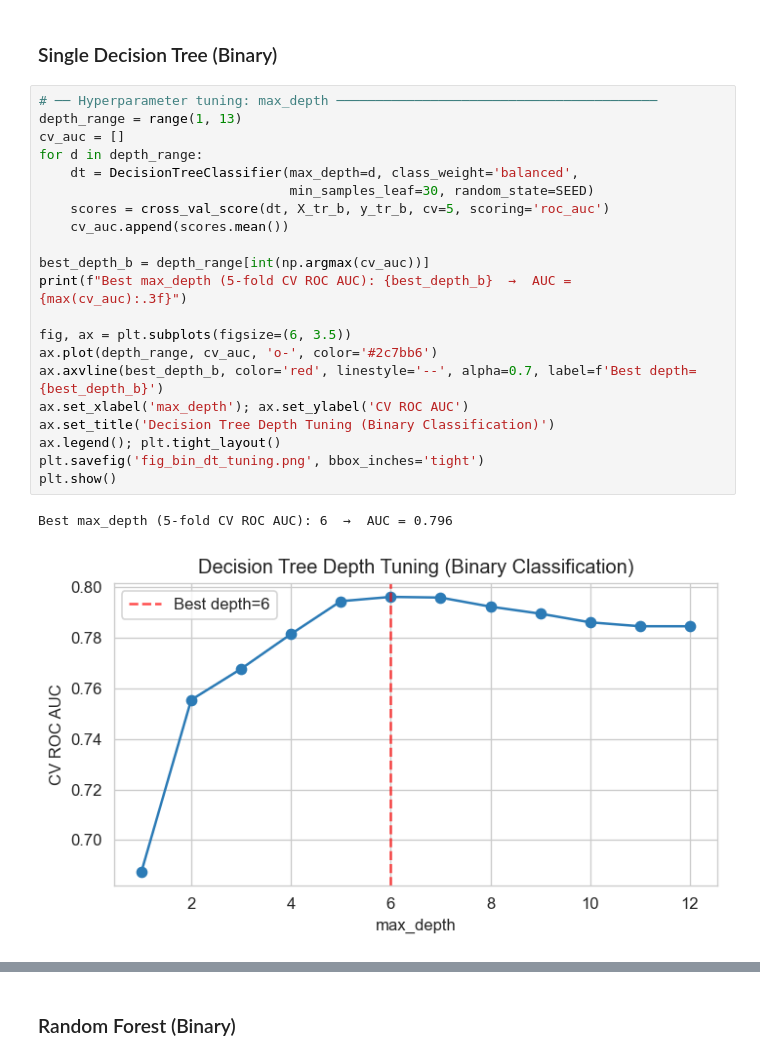
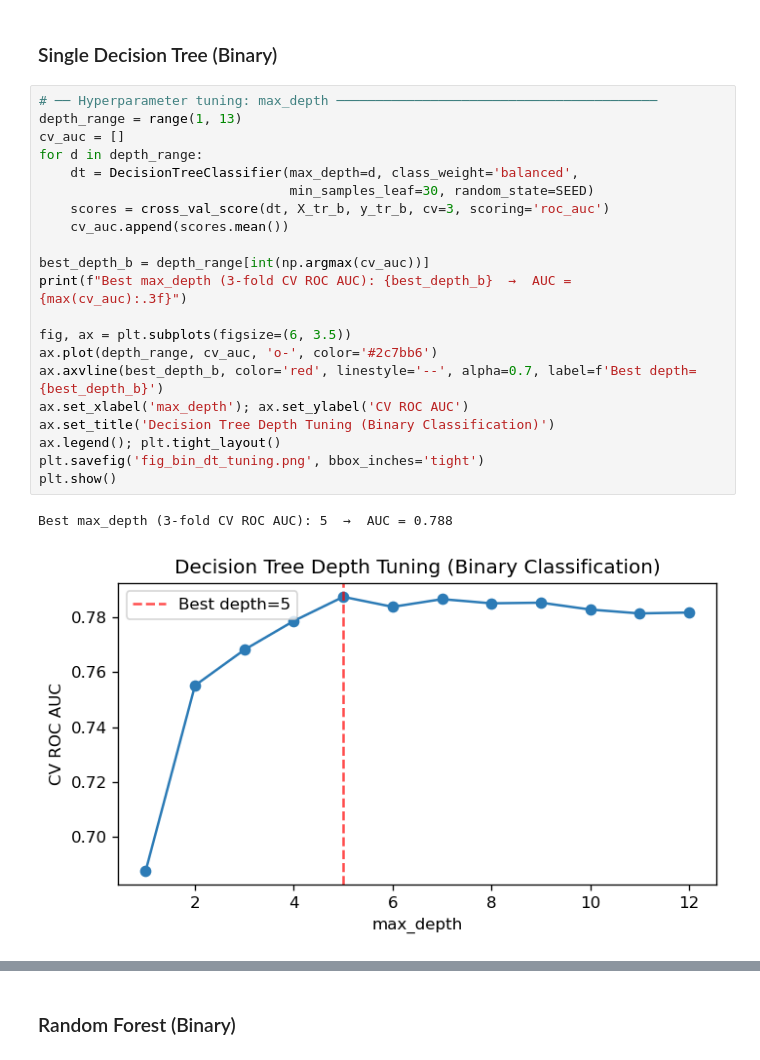
Before and after one commit to gpskentzos/DATA5322-DrugUseAndHealthAnalysis, a Jupyter notebook: DATA5322_HW1_Skentzos.ipynb, the cells around one changed output, grey strips where cells are left out. Cells and saved outputs as stored; diff of their text form.

```diff
--- a/DATA5322_HW1_Skentzos.ipynb
+++ b/DATA5322_HW1_Skentzos.ipynb
@@ -333,27 +433,27 @@ Positive rate  →  Train: 22.8%  |  Test: 22.8%
 # %%
 # ── Hyperparameter tuning: max_depth ─────────────────────────────────────────
 depth_range = range(1, 13)
 cv_auc = []
 for d in depth_range:
     dt = DecisionTreeClassifier(max_depth=d, class_weight='balanced',
                                 min_samples_leaf=30, random_state=SEED)
-    scores = cross_val_score(dt, X_tr_b, y_tr_b, cv=5, scoring='roc_auc')
+    scores = cross_val_score(dt, X_tr_b, y_tr_b, cv=3, scoring='roc_auc')
     cv_auc.append(scores.mean())
 
 best_depth_b = depth_range[int(np.argmax(cv_auc))]
-print(f"Best max_depth (5-fold CV ROC AUC): {best_depth_b}  →  AUC = {max(cv_auc):.3f}")
+print(f"Best max_depth (3-fold CV ROC AUC): {best_depth_b}  →  AUC = {max(cv_auc):.3f}")
 
 fig, ax = plt.subplots(figsize=(6, 3.5))
 ax.plot(depth_range, cv_auc, 'o-', color='#2c7bb6')
 ax.axvline(best_depth_b, color='red', linestyle='--', alpha=0.7, label=f'Best depth={best_depth_b}')
 ax.set_xlabel('max_depth'); ax.set_ylabel('CV ROC AUC')
 ax.set_title('Decision Tree Depth Tuning (Binary Classification)')
 ax.legend(); plt.tight_layout()
 plt.savefig('fig_bin_dt_tuning.png', bbox_inches='tight')
 plt.show()
 # %% [output]
-Best max_depth (5-fold CV ROC AUC): 6  →  AUC = 0.796
+Best max_depth (3-fold CV ROC AUC): 5  →  AUC = 0.788
-[figure, old version]
+[figure, new version]
 # %%
 # ── Fit best single DT ────────────────────────────────────────────────────────
 dt_bin = DecisionTreeClassifier(
```
Also changed, not shown: parts of 44 cells of this notebook, 1 other file.
